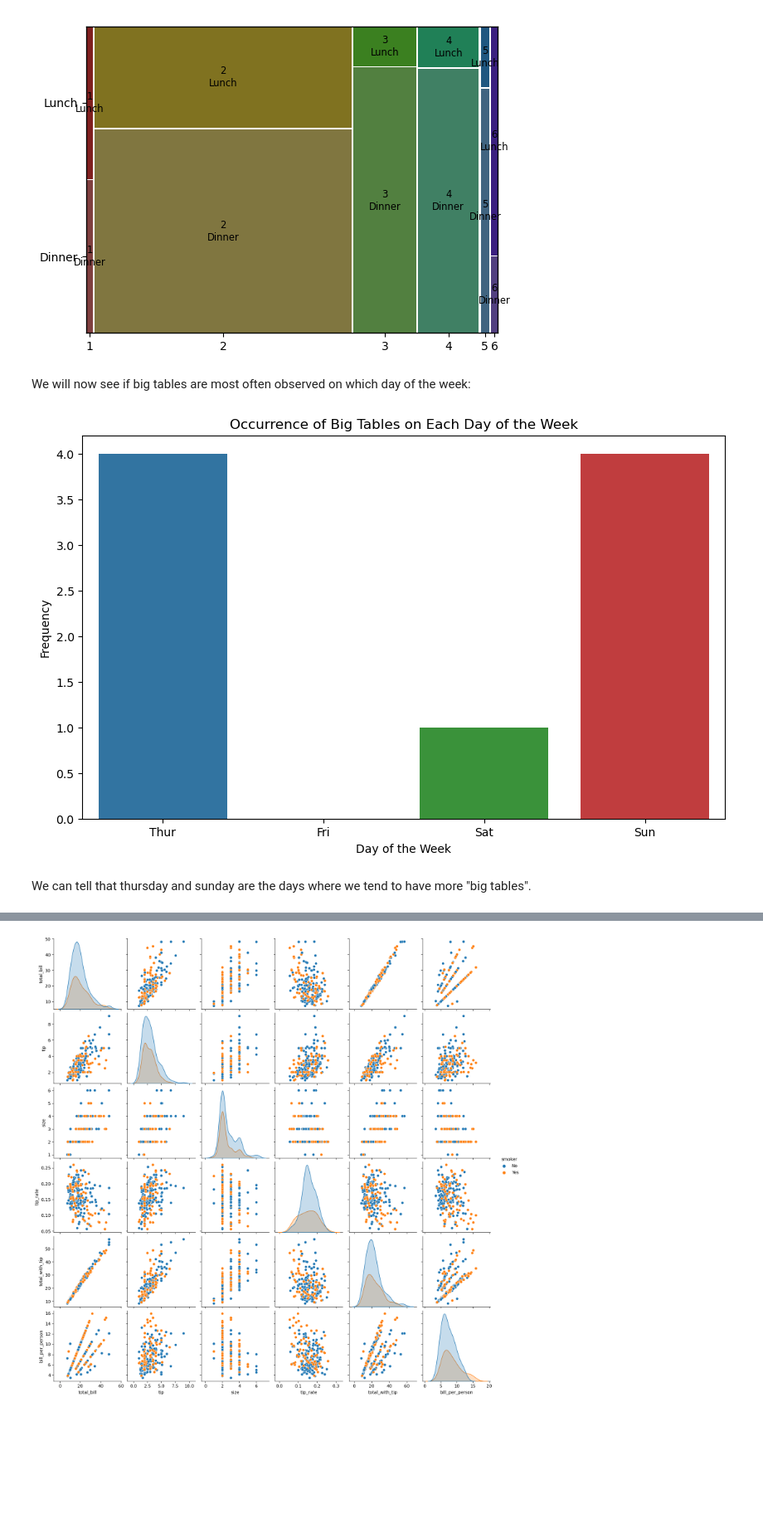
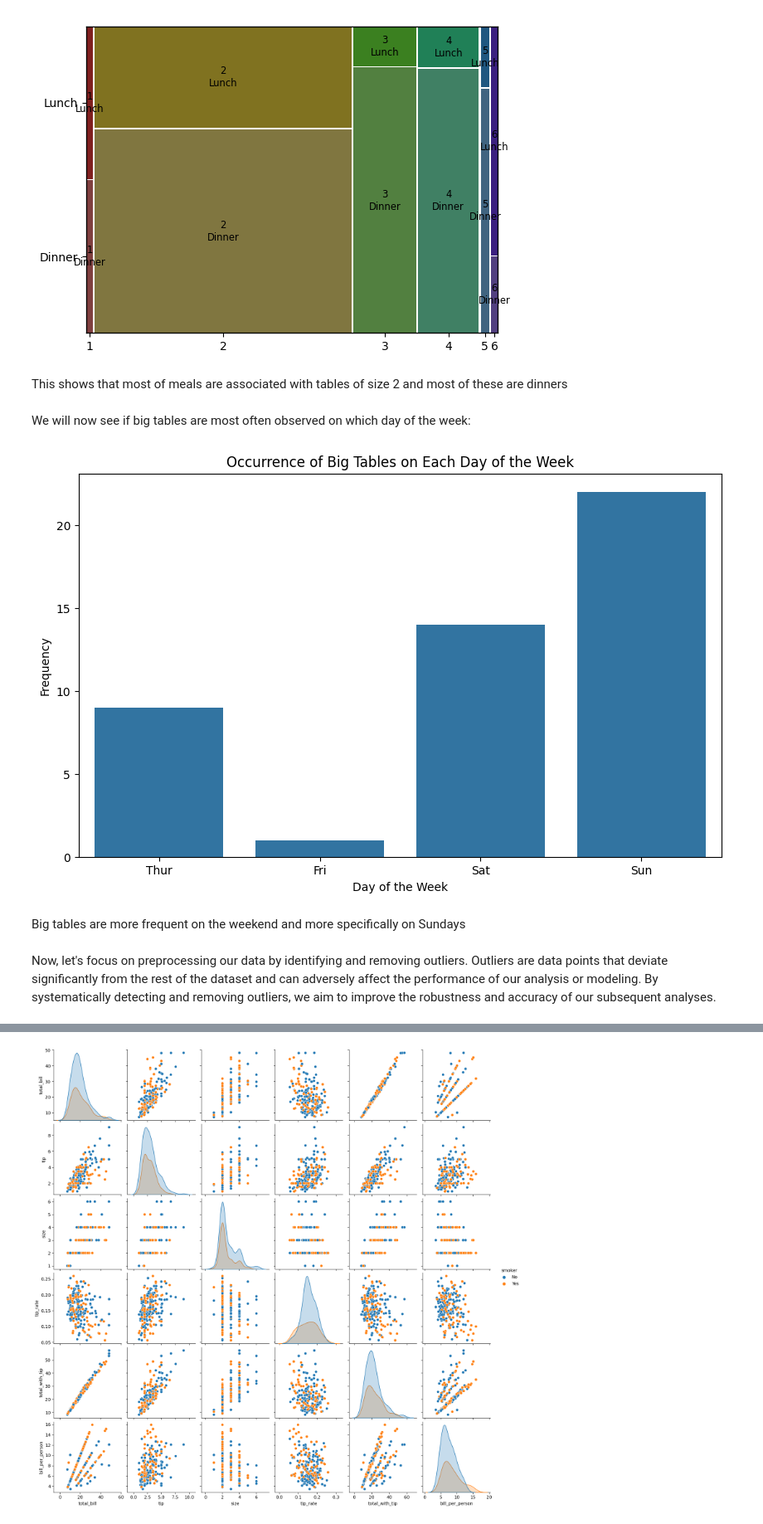
Before and after one commit to MariemMARZOUGUI/data-tips, a Jupyter notebook: TP_Tips.ipynb, the cells around one changed output, grey strips where cells are left out. Shown at 83% size. Drawn from its saved outputs; the diff is of its cells as text; code cells hidden in the pictures; blank space fills up the shorter version.

```diff
--- a/TP_Tips.ipynb
+++ b/TP_Tips.ipynb
@@ -1262,27 +1266,28 @@ display(answer_x_2())
    0.7475083056478404)})
 [figure]
 [figure]
+# %% [markdown]
+This shows that most of meals are associated with tables of size 2 and most of these are dinners
 # %% [markdown]
 We will now see if big tables are most often observed on which day of the week:
 # %%
-import seaborn as sns
-import matplotlib.pyplot as plt
-
 # Filtrer les données pour les grandes tables (par exemple, supérieures à un certain seuil)
-threshold_size = 5  # Seuil de taille de table pour ce qui constitue une "grande" table
+threshold_size = 4  # Seuil de taille de table pour ce qui constitue une "grande" table
 big_tables = data_tips[data_tips['size'] >= threshold_size]
 
 # Créer un count plot pour les jours de la semaine des grandes tables
 plt.figure(figsize=(10, 6))
 sns.countplot(x='day', data=big_tables, order=['Thur', 'Fri', 'Sat', 'Sun'])
 plt.title('Occurrence of Big Tables on Each Day of the Week')
 plt.xlabel('Day of the Week')
 plt.ylabel('Frequency')
 plt.show()
 # %% [output]
-[figure, old version]
+[figure, new version]
-# %% [markdown]
-We can tell that thursday and sunday are the days where we tend to have more "big tables".
+# %% [markdown]
+Big tables are more frequent on the weekend and more specifically on Sundays
+# %% [markdown]
+Now, let's focus on preprocessing our data by identifying and removing outliers. Outliers are data points that deviate significantly from the rest of the dataset and can adversely affect the performance of our analysis or modeling. By systematically detecting and removing outliers, we aim to improve the robustness and accuracy of our subsequent analyses.
 # %%
 from sklearn.neighbors import LocalOutlierFactor
 # %%
```
Also changed, not shown: parts of 48 cells of this notebook.
